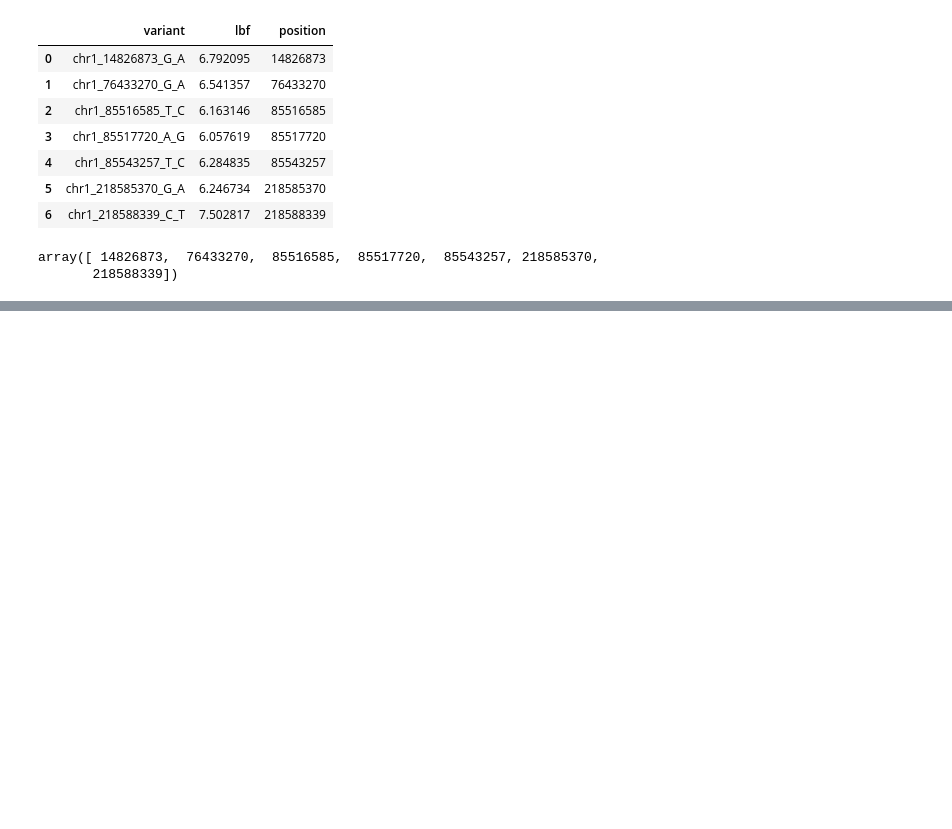
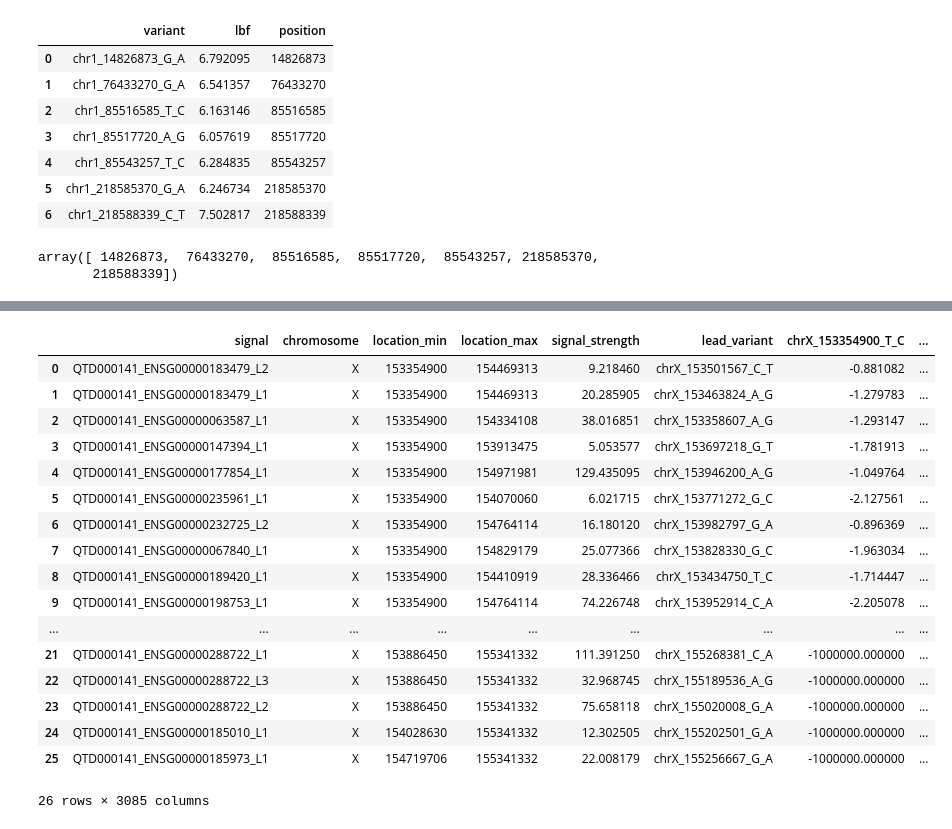
Before and after one commit to mjesse-github/gpu-coloc, a Jupyter notebook: example_data/summary_tables.ipynb, the cells around one changed output, grey strips where cells are left out. Drawn from its saved outputs; the diff is of its cells as text; code cells hidden in the pictures; blank space fills up the shorter version.

```diff
--- a/example_data/summary_tables.ipynb
+++ b/example_data/summary_tables.ipynb
@@ -105,0 +143,22 @@ leads_df.to_csv("example_leads.tsv", sep="\t")
+# %%
+df = pd.read_parquet("/Users/mihkeljesse/Desktop/metabolite-coloc/example/formatted_eqtls/X/chrX_met_group_0_region_153354900-155341332.parquet")
+df
+# %% [output]
+|  | signal | chromosome | location_min | location_max | signal_strength | lead_variant | chrX_153354900_T_C | ... |
+| 0 | QTD000141_ENSG00000183479_L2 | X | 153354900 | 154469313 | 9.218460 | chrX_153501567_C_T | -0.881082 | ... |
+| 1 | QTD000141_ENSG00000183479_L1 | X | 153354900 | 154469313 | 20.285905 | chrX_153463824_A_G | -1.279783 | ... |
+| 2 | QTD000141_ENSG00000063587_L1 | X | 153354900 | 154334108 | 38.016851 | chrX_153358607_A_G | -1.293147 | ... |
+| 3 | QTD000141_ENSG00000147394_L1 | X | 153354900 | 153913475 | 5.053577 | chrX_153697218_G_T | -1.781913 | ... |
+| 4 | QTD000141_ENSG00000177854_L1 | X | 153354900 | 154971981 | 129.435095 | chrX_153946200_A_G | -1.049764 | ... |
+| 5 | QTD000141_ENSG00000235961_L1 | X | 153354900 | 154070060 | 6.021715 | chrX_153771272_G_C | -2.127561 | ... |
+| 6 | QTD000141_ENSG00000232725_L2 | X | 153354900 | 154764114 | 16.180120 | chrX_153982797_G_A | -0.896369 | ... |
+| 7 | QTD000141_ENSG00000067840_L1 | X | 153354900 | 154829179 | 25.077366 | chrX_153828330_G_C | -1.963034 | ... |
+| 8 | QTD000141_ENSG00000189420_L1 | X | 153354900 | 154410919 | 28.336466 | chrX_153434750_T_C | -1.714447 | ... |
+| 9 | QTD000141_ENSG00000198753_L1 | X | 153354900 | 154764114 | 74.226748 | chrX_153952914_C_A | -2.205078 | ... |
+| ... | ... | ... | ... | ... | ... | ... | ... | ... |
+| 21 | QTD000141_ENSG00000288722_L1 | X | 153886450 | 155341332 | 111.391250 | chrX_155268381_C_A | -1000000.000000 | ... |
+| 22 | QTD000141_ENSG00000288722_L3 | X | 153886450 | 155341332 | 32.968745 | chrX_155189536_A_G | -1000000.000000 | ... |
+| 23 | QTD000141_ENSG00000288722_L2 | X | 153886450 | 155341332 | 75.658118 | chrX_155020008_G_A | -1000000.000000 | ... |
+| 24 | QTD000141_ENSG00000185010_L1 | X | 154028630 | 155341332 | 12.302505 | chrX_155202501_G_A | -1000000.000000 | ... |
+| 25 | QTD000141_ENSG00000185973_L1 | X | 154719706 | 155341332 | 22.008179 | chrX_155256667_G_A | -1000000.000000 | ... |
+26 rows × 3085 columns
```
Also changed, not shown: parts of 6 cells of this notebook, 10 other files.
